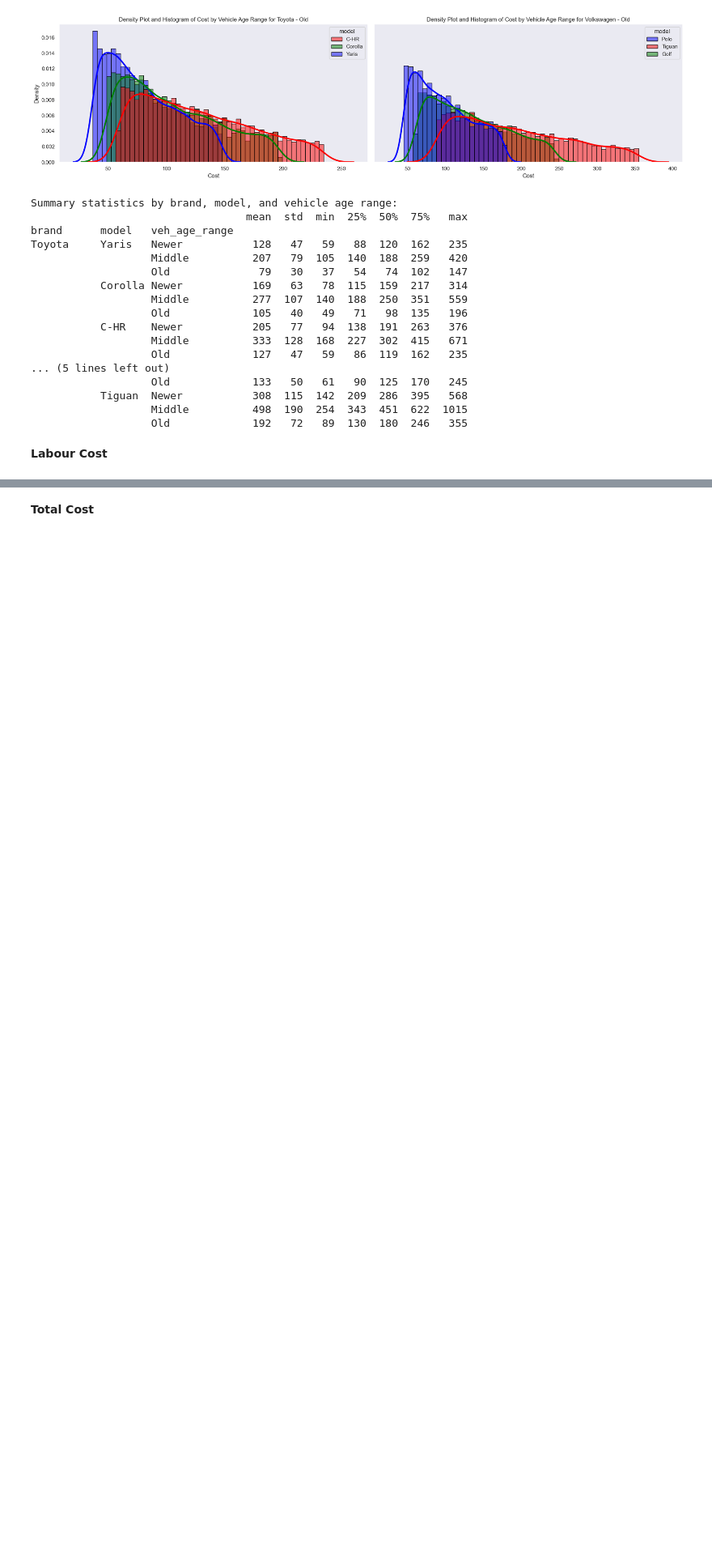
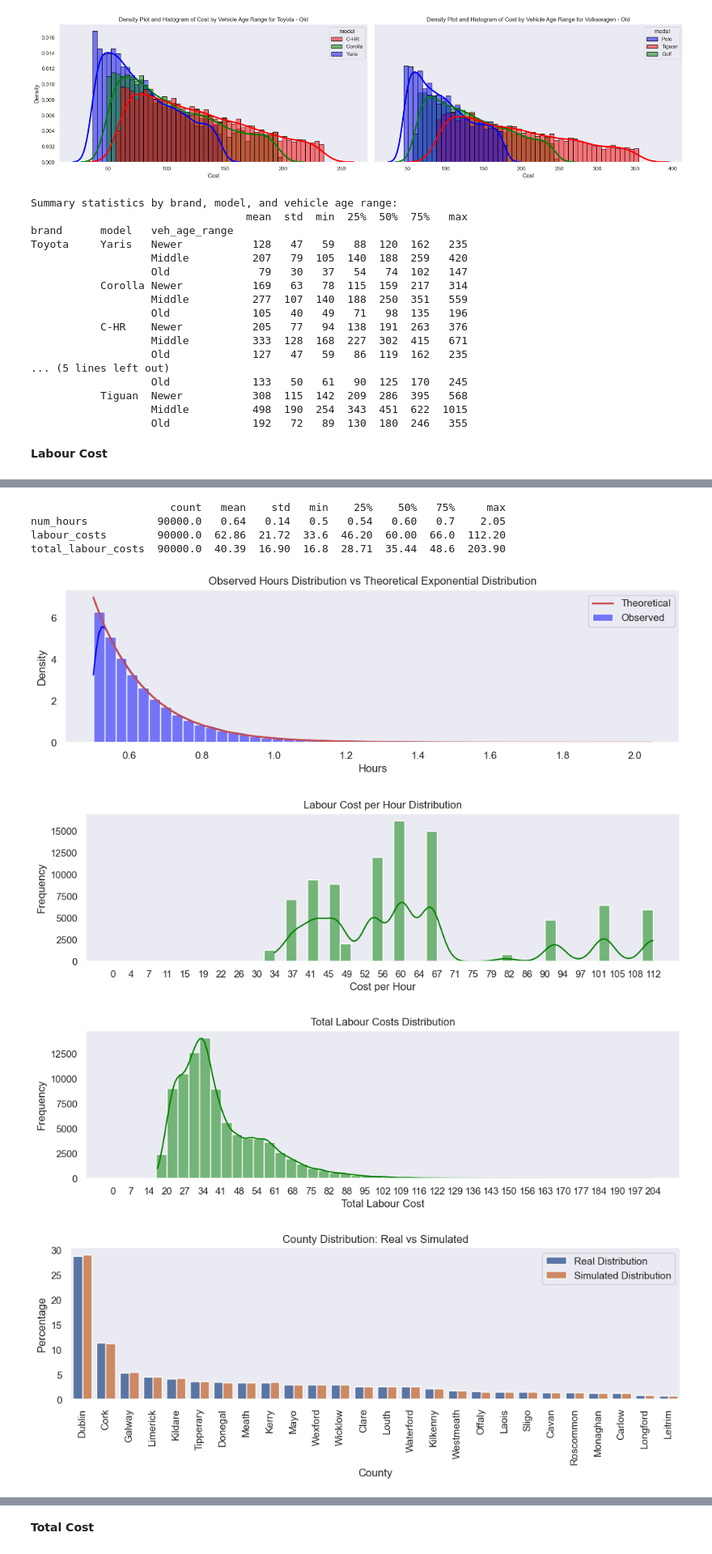
Before and after one commit to ACM40960/project-danielquesada89, a Jupyter notebook: 2_Claim_costs.ipynb, the cells around one changed output, grey strips where cells are left out. Shown at 81% size. Saved outputs shown, nothing was run; the diff lists cells and outputs as text; code cells hidden in the pictures; blank space fills up the shorter version.

Commit message:
glass cost created
Signed-off-by: danielquesada89 <daniel.quesada@ucdconnect.ie>

```diff
--- a/2_Claim_costs.ipynb
+++ b/2_Claim_costs.ipynb
@@ -45,9 +117,19 @@ def truncated_gamma(shape, scale, lower, upper, size):
 # %% [markdown]
 **Exponential Function for Labour Cost**
 # %%
-def exponential_dist(lmbda, size=1):
-    """Simulate an exponential distribution given a lambda value."""
-    return np.random.exponential(1/lmbda, size)
+def exponential_dist(lmbda, size=1,ini=0.5):
+    """
+    Simulates an exponential distribution with a specified lambda value and initial offset.
+
+    Parameters:
+    lmbda (float): The rate parameter (lambda) of the exponential distribution.
+    size (int): The number of samples to generate. Default is 1.
+    ini (float): An initial offset added to each sample. Default is 0.5.
+
+    Returns:
+    np.ndarray: An array of samples from the exponential distribution with the initial offset applied.
+    """
+    return ini+np.random.exponential(1/lmbda, size)
 # %% [markdown]
 **Damage Type Montecarlo Simulation Function**
 # %%
@@ -426,2 +792,13 @@ Toyota     Yaris   Newer           128   47   59   88  120  162   235
 # %%
-df_labour_glass_crack = simulate_labour(n=5000,lmbda=2)
+lmbda=7
+df_labour_glass_crack = simulate_labour(n=90000, lmbda=lmbda,ini=0.5)
+labour_analysis(df_labour_glass_crack,lmbda=lmbda,ini=0.5)
+# %% [output]
+                      count   mean    std   min    25%    50%   75%     max
+num_hours           90000.0   0.64   0.14   0.5   0.54   0.60   0.7    2.05
+labour_costs        90000.0  62.86  21.72  33.6  46.20  60.00  66.0  112.20
+total_labour_costs  90000.0  40.39  16.90  16.8  28.71  35.44  48.6  203.90
+[figure, added]
+[figure, added]
+[figure, added]
+[figure, added]
```
Also changed, not shown: parts of 24 cells of this notebook.
